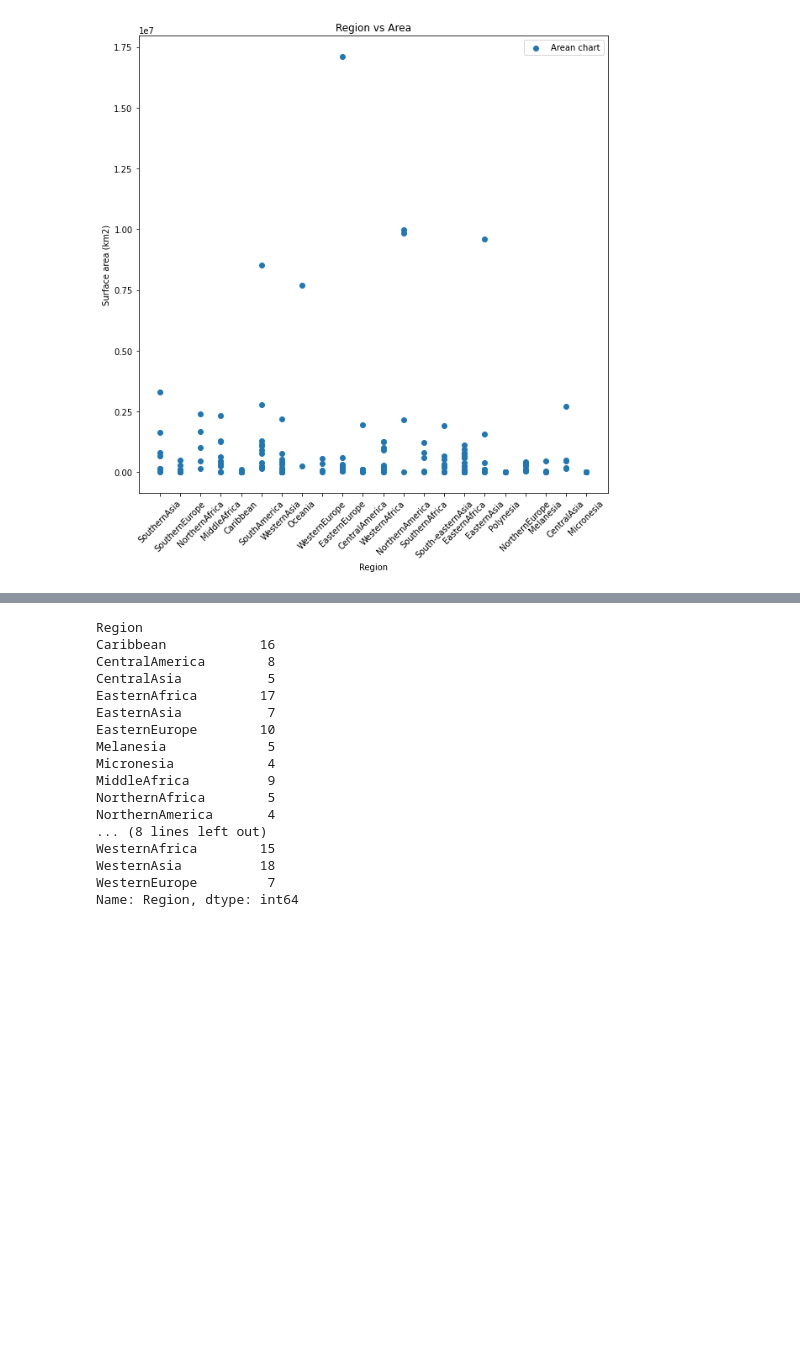
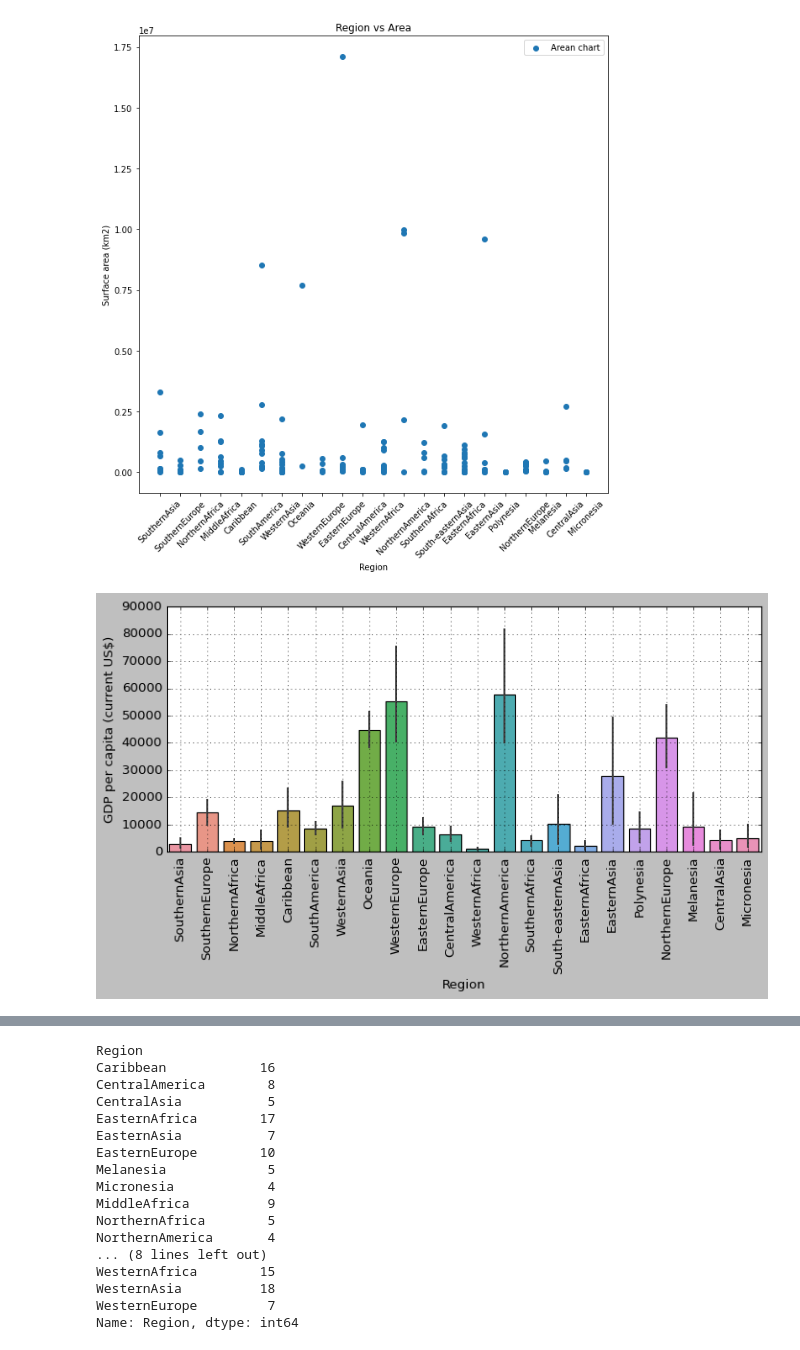
Before and after one commit to Akshay-Rajesh/DSA_Activity, a Jupyter notebook: Activity_week6_.ipynb, the cells around one changed output, grey strips where cells are left out. Cells and saved outputs as stored; diff of their text form; code cells hidden in the pictures; blank space fills up the shorter version.

```diff
--- a/Activity_week6_.ipynb
+++ b/Activity_week6_.ipynb
@@ -54,3 +56,11 @@ plt.title("Region vs Area")
 plt.show()
 # %% [output]
 [figure]
+# %%
+fig=plt.subplots(figsize=(10,4))
+plt.style.use("classic")
+sns.barplot(x='Region',y='GDP per capita (current US$)',data=data)
+plt.xticks(rotation=90)
+plt.grid()
+# %% [output]
+[figure, added]
```
Also changed, not shown: parts of 12 cells of this notebook.
